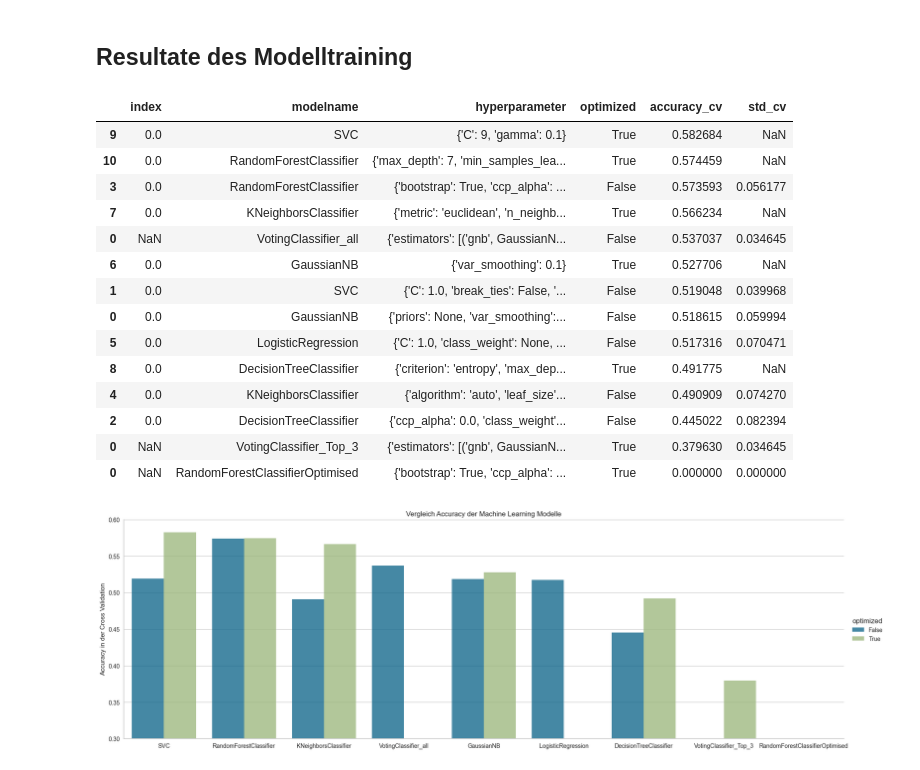
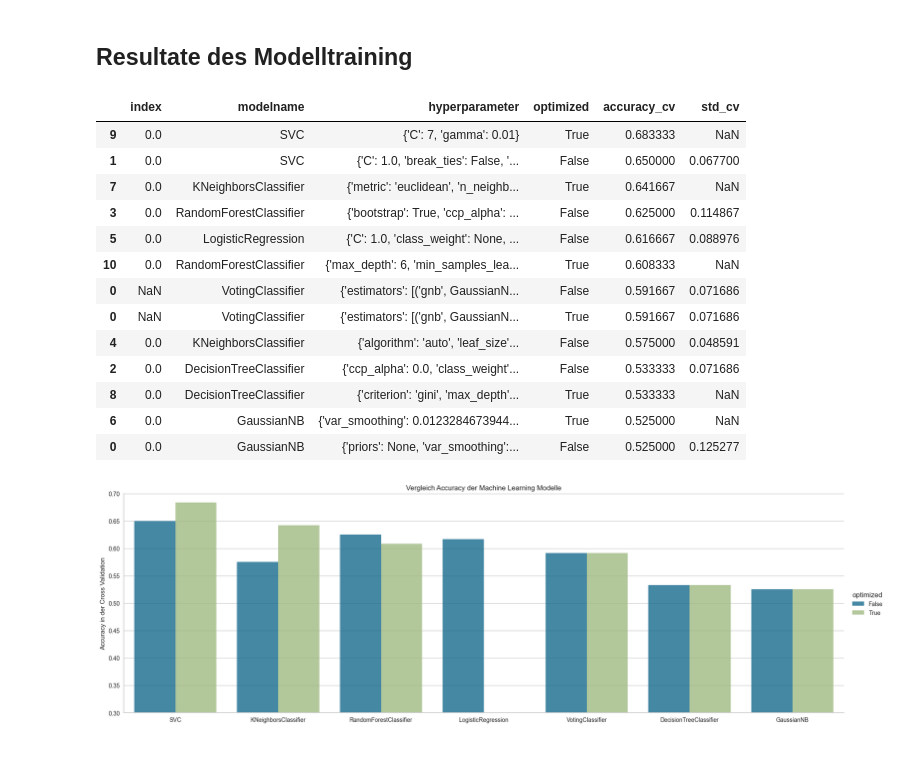
Before and after one commit to MaxiG-ai/user_affectiv_research_llm, a Jupyter notebook: modelling.ipynb, the cells around one changed output. Drawn from its saved outputs; the diff is of its cells as text; code cells hidden in the pictures.

Commit message:
verbesserungen texte, 80-20 split

```diff
--- a/modelling.ipynb
+++ b/modelling.ipynb
@@ -360,5 +352,4 @@ X = data_unproc.drop(['class', 'emotion_quartile', 'arousal_high', 'valence_high
 # dependant variable
 y = data_unproc['class']
 
-# Splitting the dataset into the Training set and Test set, using a 70-30 split
-X_train, X_test, y_train, y_test = train_test_split(X, y, test_size=0.3, random_state=42)
+X_train, X_test, y_train, y_test = train_test_split(X, y, test_size=0.2, random_state=42)
@@ -916,9 +888,11 @@ dtc_param_grid = {'criterion':['gini', 'entropy'],'max_depth':[7,8,9,10,15,20,30
 svm_param_grid = {'C': np.arange(7, 12), # tested with [3, 12]
                     'gamma': [0.001, 0.01, 0.1, 1, 10, 100]} # tested with [0.001, 0.01, 0.1, 1, 10, 100]
 
-rf_param_grid = {'min_samples_leaf': np.arange(2, 7), # tested with [2, 12]
-                   'max_depth': np.arange(6, 11), # tested with [4, 15]
-                   'min_samples_split': np.arange(2, 6)} # tested with [2, 12]
+rf_param_grid = {
+    'max_depth': np.arange(6, 9), # tested with [4, 15]
+    'min_samples_leaf': np.arange(2, 7), # tested with [2, 12]
+    'min_samples_split': np.arange(2, 4), # tested with [2, 12]
+    }
 # %% [markdown]
 Die vorige Analyse der verschiedenen Modell für die Klassifizierung ließ uns eine erste Einschätzung der Güte der Modell treffen. Die vielversprechenden Kandidaten (random forest, knn, decision tree und logistic regression (*support vector machine fehlt*)) werden wir nun versuchen zu optimieren. Dafür wenden wir ein sogenanntes Hyperparametertuning mittels Grid-Search an. Das bedeutet, dass wir die Modelle vielfach mit verschiedenen Parametern trainieren, um die Performance weiter zu verbessern. Die Parameter unterscheiden sich dabei von Modell zu Modell, bspw. beim random forest optimieren wir die minimale beispiel blätter, maximale Tiefe und das minimale sample split.
 
@@ -1245,32 +1144,31 @@ VotingClassifier(estimators=[('gnb',
 df_results.sort_values('accuracy_cv', ascending=False)
 # %% [output]
 |  | index | modelname | hyperparameter | optimized | accuracy_cv | std_cv |
-| 9 | 0.0 | SVC | {'C': 9, 'gamma': 0.1} | True | 0.582684 | NaN |
-| 10 | 0.0 | RandomForestClassifier | {'max_depth': 7, 'min_samples_lea... | True | 0.574459 | NaN |
-| 3 | 0.0 | RandomForestClassifier | {'bootstrap': True, 'ccp_alpha': ... | False | 0.573593 | 0.056177 |
-| 7 | 0.0 | KNeighborsClassifier | {'metric': 'euclidean', 'n_neighb... | True | 0.566234 | NaN |
-| 0 | NaN | VotingClassifier_all | {'estimators': [('gnb', GaussianN... | False | 0.537037 | 0.034645 |
-| 6 | 0.0 | GaussianNB | {'var_smoothing': 0.1} | True | 0.527706 | NaN |
-| 1 | 0.0 | SVC | {'C': 1.0, 'break_ties': False, '... | False | 0.519048 | 0.039968 |
-| 0 | 0.0 | GaussianNB | {'priors': None, 'var_smoothing':... | False | 0.518615 | 0.059994 |
-| 5 | 0.0 | LogisticRegression | {'C': 1.0, 'class_weight': None, ... | False | 0.517316 | 0.070471 |
-| 8 | 0.0 | DecisionTreeClassifier | {'criterion': 'entropy', 'max_dep... | True | 0.491775 | NaN |
-| 4 | 0.0 | KNeighborsClassifier | {'algorithm': 'auto', 'leaf_size'... | False | 0.490909 | 0.074270 |
-| 2 | 0.0 | DecisionTreeClassifier | {'ccp_alpha': 0.0, 'class_weight'... | False | 0.445022 | 0.082394 |
-| 0 | NaN | VotingClassifier_Top_3 | {'estimators': [('gnb', GaussianN... | True | 0.379630 | 0.034645 |
-| 0 | NaN | RandomForestClassifierOptimised | {'bootstrap': True, 'ccp_alpha': ... | True | 0.000000 | 0.000000 |
+| 9 | 0.0 | SVC | {'C': 7, 'gamma': 0.01} | True | 0.683333 | NaN |
+| 1 | 0.0 | SVC | {'C': 1.0, 'break_ties': False, '... | False | 0.650000 | 0.067700 |
+| 7 | 0.0 | KNeighborsClassifier | {'metric': 'euclidean', 'n_neighb... | True | 0.641667 | NaN |
+| 3 | 0.0 | RandomForestClassifier | {'bootstrap': True, 'ccp_alpha': ... | False | 0.625000 | 0.114867 |
+| 5 | 0.0 | LogisticRegression | {'C': 1.0, 'class_weight': None, ... | False | 0.616667 | 0.088976 |
+| 10 | 0.0 | RandomForestClassifier | {'max_depth': 6, 'min_samples_lea... | True | 0.608333 | NaN |
+| 0 | NaN | VotingClassifier | {'estimators': [('gnb', GaussianN... | False | 0.591667 | 0.071686 |
+| 0 | NaN | VotingClassifier | {'estimators': [('gnb', GaussianN... | True | 0.591667 | 0.071686 |
+| 4 | 0.0 | KNeighborsClassifier | {'algorithm': 'auto', 'leaf_size'... | False | 0.575000 | 0.048591 |
+| 2 | 0.0 | DecisionTreeClassifier | {'ccp_alpha': 0.0, 'class_weight'... | False | 0.533333 | 0.071686 |
+| 8 | 0.0 | DecisionTreeClassifier | {'criterion': 'gini', 'max_depth'... | True | 0.533333 | NaN |
+| 6 | 0.0 | GaussianNB | {'var_smoothing': 0.0123284673944... | True | 0.525000 | NaN |
+| 0 | 0.0 | GaussianNB | {'priors': None, 'var_smoothing':... | False | 0.525000 | 0.125277 |
 # %%
 bp = sns.catplot(
     data=df_results.sort_values('accuracy_cv', ascending=False), kind="bar",
     x="modelname", y="accuracy_cv", hue='optimized',
     # ci="std_cv",
     alpha=.8, height=6, aspect=3)
 # bp.despine(left=True)
 bp.set_axis_labels("", "Accuracy in der Cross Validation")
 plt.title("Vergleich Accuracy der Machine Learning Modelle")
-plt.ylim([0.3, 0.6])
+plt.ylim([0.3, 0.7])
 plt.show()
 # %% [output]
-[figure, old version]
+[figure, new version]
 # %%
 df_results.to_csv(f'results/results_{date.today()}.csv')
```
Also changed, not shown: parts of 49 cells of this notebook, 1 other file.
